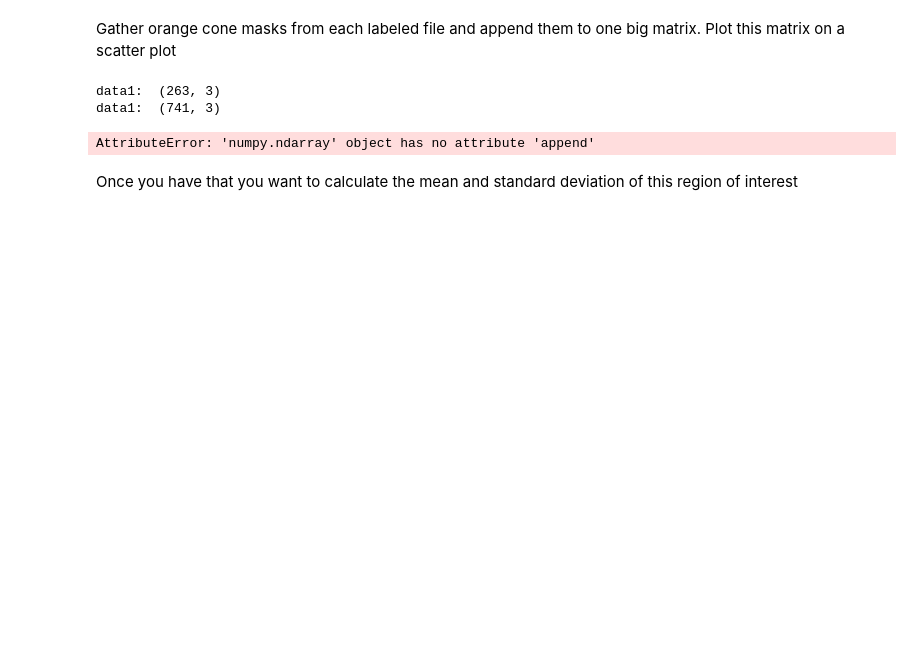
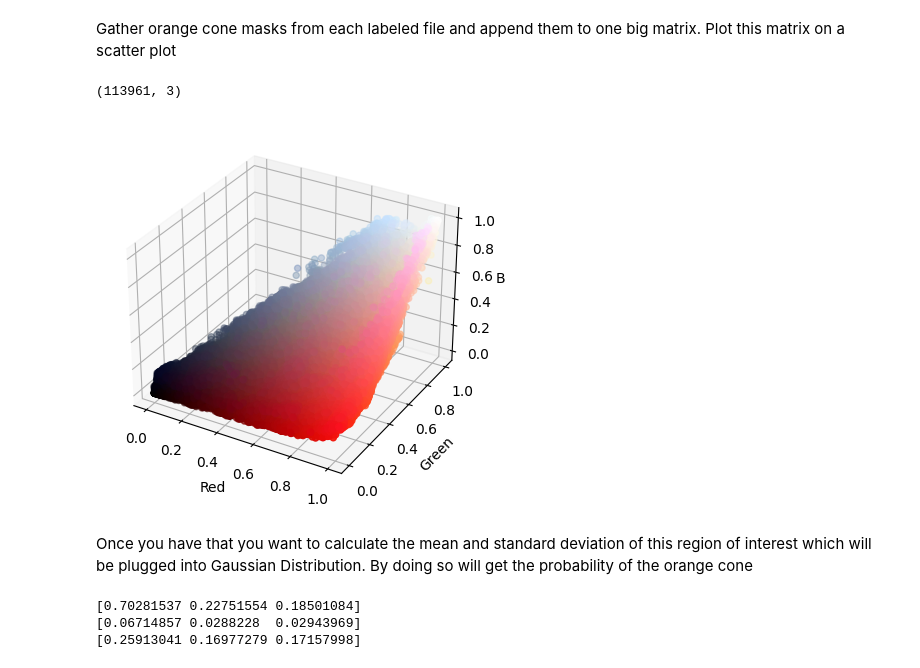
Before and after one commit to Kalva014/Color_Segmentation, a Jupyter notebook: ColorSegmentationTraining.ipynb, the cells around one changed output. Cells and saved outputs as stored; diff of their text form; code cells hidden in the pictures; blank space fills up the shorter version.

Commit message:
Can now do calculations on orange cone pixels

```diff
--- a/ColorSegmentationTraining.ipynb
+++ b/ColorSegmentationTraining.ipynb
@@ -3,19 +5,41 @@ import numpy as np
 # %% [markdown]
 Gather orange cone masks from each labeled file and append them to one big matrix. Plot this matrix on a scatter plot
-# %%
-data1 = np.loadtxt('Data/Labeled/train_16_dist24.csv')
-data2 = np.loadtxt('Data/Labeled/train_10_dist20.csv')
-print("data1: ", np.shape(data1))
-print("data1: ", np.shape(data2))
-print(data1.append(data2))
-# %% [output]
-data1:  (263, 3)
-data1:  (741, 3)
-AttributeError: 'numpy.ndarray' object has no attribute 'append'
+# %%
+folder = 'Data/Labeled'
+cone_roi_pixels = np.loadtxt(os.path.join(folder, os.listdir(folder)[0]))
+for index in range(1, len(os.listdir(folder))):
+    pixels_to_concat = np.loadtxt(os.path.join(folder, os.listdir(folder)[index]))
+    cone_roi_pixels = np.concatenate((cone_roi_pixels, pixels_to_concat))
+
+print(np.shape(cone_roi_pixels))
+# %% [output]
+(113961, 3)
 # %%
 # Plot region of interest points onto scatter plot
+fig = plt.figure()
 scatter_plot = fig.add_subplot(projection='3d')
-cone_roi_pixels
+red_axis = cone_roi_pixels[:, 0]
+green_axis = cone_roi_pixels[:, 1]
+blue_axis = cone_roi_pixels[:, 2]
+scatter_plot.scatter(red_axis, green_axis, blue_axis, c=cone_roi_pixels)
+scatter_plot.set_xlabel('Red')
+scatter_plot.set_ylabel('Green')
+scatter_plot.set_zlabel('Blue')
 plt.show()
+# %% [output]
+[figure, added]
 # %% [markdown]
-Once you have that you want to calculate the mean and standard deviation of this region of interest
+Once you have that you want to calculate the mean and standard deviation of this region of interest which will be plugged into Gaussian Distribution. By doing so will get the probability of the orange cone
+# %%
+orange_cone_rgb_mean = cone_roi_pixels.mean(0)
+print(orange_cone_rgb_mean)
+
+orange_cone_rgb_variance = cone_roi_pixels.var(0)
+print(orange_cone_rgb_variance)
+
+orange_cone_rgb_std = cone_roi_pixels.std(0)
+print(orange_cone_rgb_std)
+# %% [output]
+[0.70281537 0.22751554 0.18501084]
+[0.06714857 0.0288228  0.02943969]
+[0.25913041 0.16977279 0.17157998]
```
Also changed, not shown: parts of 1 cell of this notebook, 2 other files.
